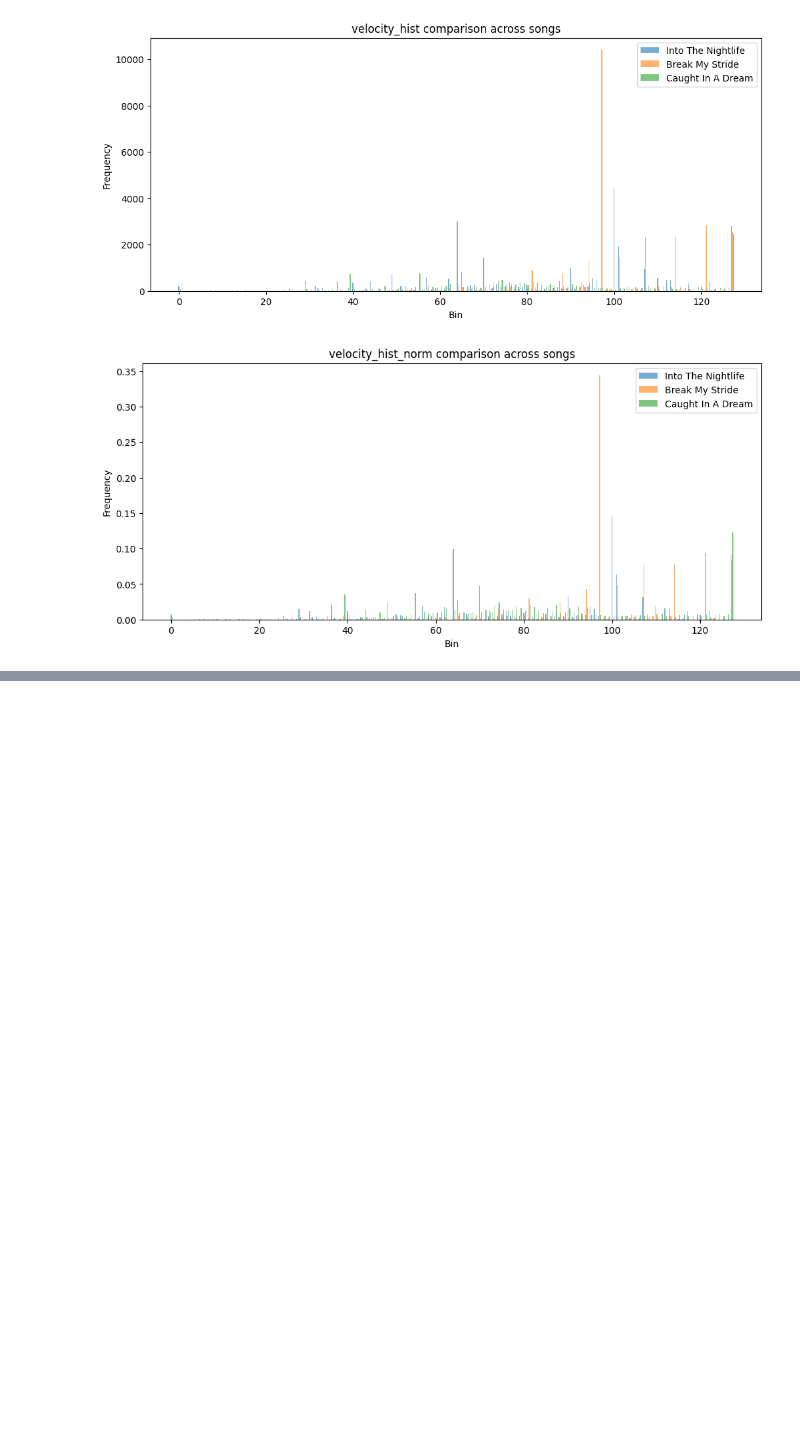
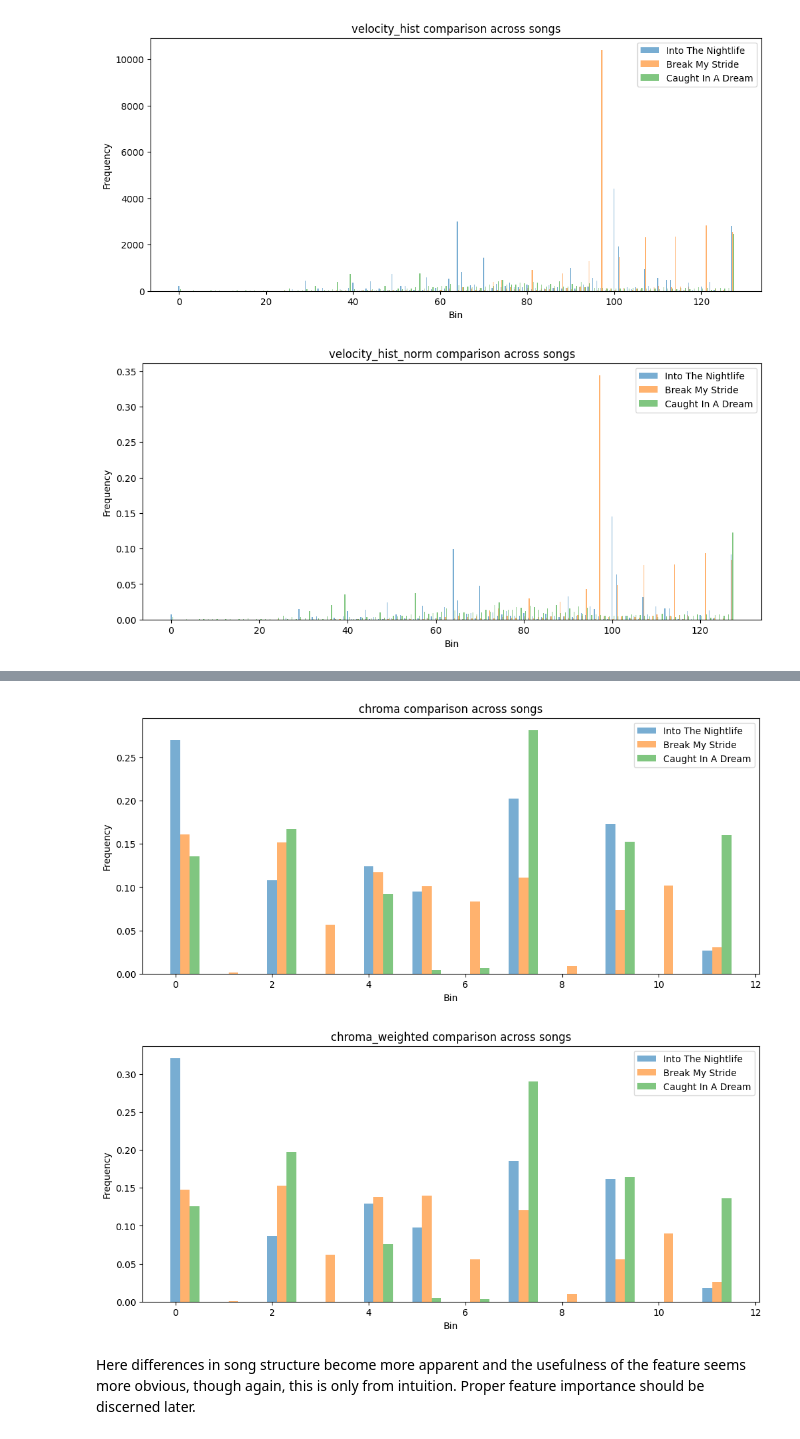
Before and after one commit to DanielSeanBrown/music-representation-learning, a Jupyter notebook: feature_extraction.ipynb, the cells around one changed output, grey strips where cells are left out. Saved outputs shown, nothing was run; the diff lists cells and outputs as text; code cells hidden in the pictures; blank space fills up the shorter version.

Commit message:
added chromatic scale histograms to feature extraction

```diff
--- a/feature_extraction.ipynb
+++ b/feature_extraction.ipynb
@@ -266,0 +325,3 @@ COMMENT ON GRAPHS AND WHAT NEXT:
+# %%
+chroma_features_df = perform_extraction(metadata_df, extraction_func=extract_chroma_features, limit=10)
+chroma_features_df.head()
@@ -266,0 +345,34 @@ COMMENT ON GRAPHS AND WHAT NEXT:
+# %%
+for col in chroma_features_df.columns:
+    if col not in ["track_id", "artist", "title", "path"]:
+
+        plt.figure(figsize=(12, 5))
+
+        x = None
+
+        for i, row in enumerate(chroma_features_df.itertuples()):
+            if i >= 3:  # limit to first 3 songs for clarity
+                break
+            values = np.array(getattr(row, col))
+
+            if x is None:
+                x = np.arange(len(values))
+
+            plt.bar(
+                x + i * 0.2,   # small offset so bars don't overlap
+                values,
+                width=0.2,
+                alpha=0.6,
+                label=row.title
+            )
+
+        plt.title(f"{col} comparison across songs")
+        plt.xlabel("Bin")
+        plt.ylabel("Frequency")
+        plt.legend()
+        plt.show()
+# %% [output]
+[figure, added]
+[figure, added]
+# %% [markdown]
+Here differences in song structure become more apparent and the usefulness of the feature seems more obvious, though again, this is only from intuition. Proper feature importance should be discerned later.
```
Also changed, not shown: parts of 6 cells of this notebook.
